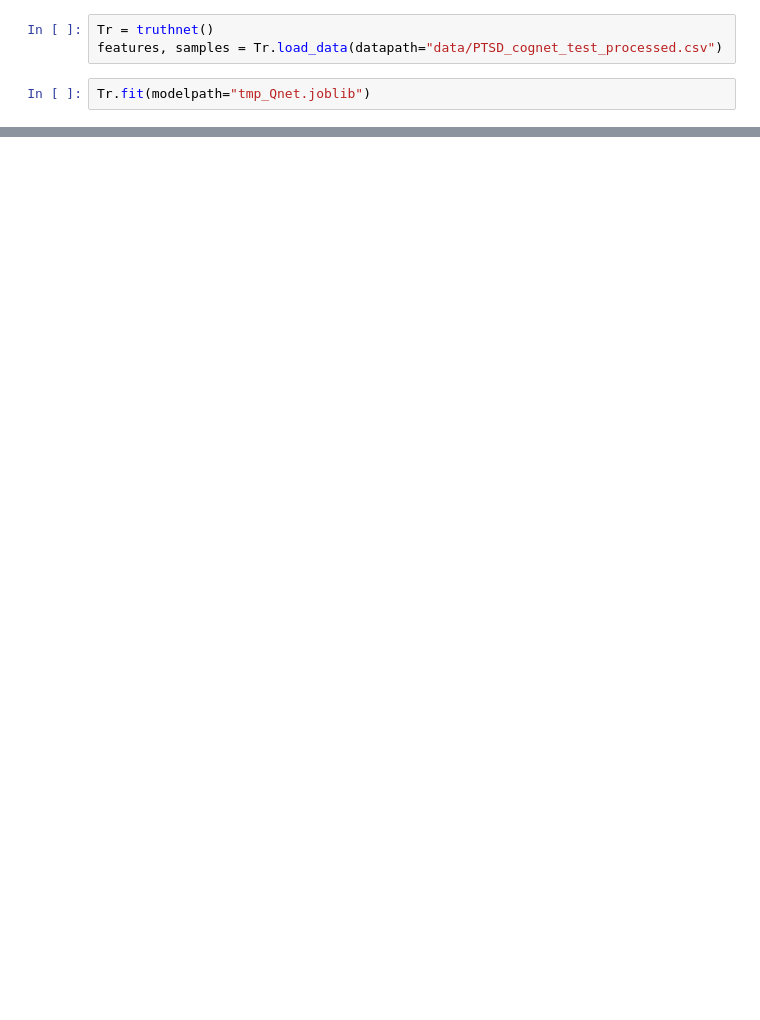
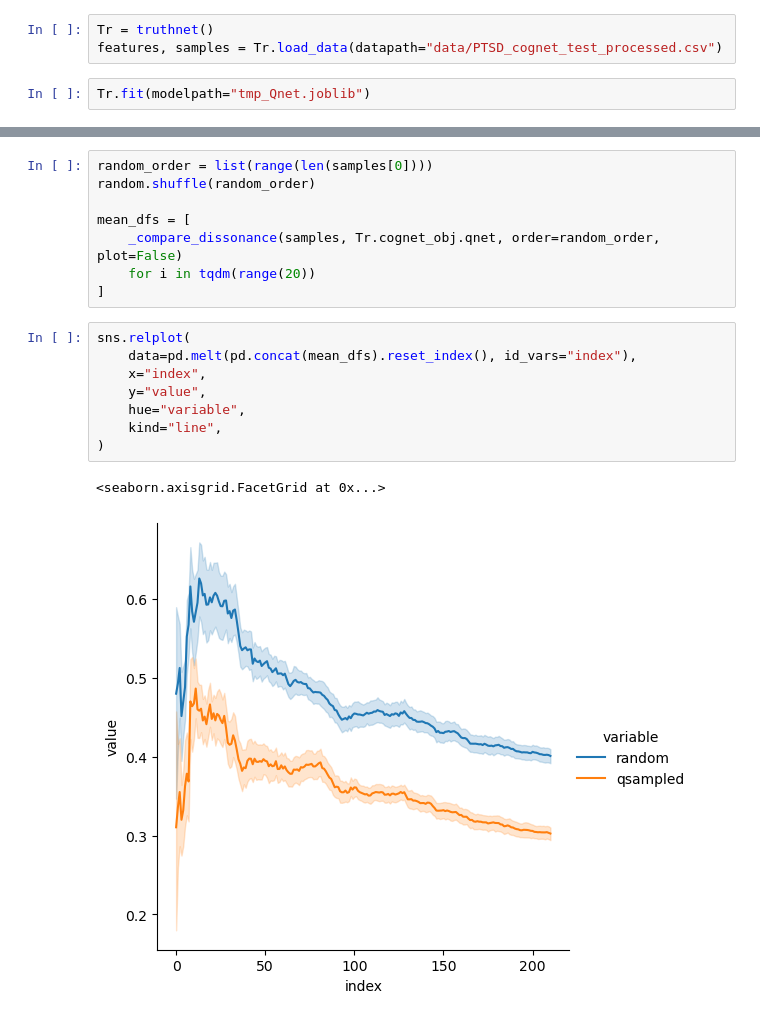
Before and after one commit to zeroknowledgediscovery/truthnet, a Jupyter notebook: notebooks/examples_testing.ipynb, the cells around one changed output, grey strips where cells are left out. Drawn from its saved outputs; the diff is of its cells as text; blank space fills up the shorter version.

```diff
--- a/notebooks/examples_testing.ipynb
+++ b/notebooks/examples_testing.ipynb
@@ -98,0 +186,19 @@ sns.relplot(
+# %%
+random_order = list(range(len(samples[0])))
+random.shuffle(random_order)
+
+mean_dfs = [
+    _compare_dissonance(samples, Tr.cognet_obj.qnet, order=random_order, plot=False)
+    for i in tqdm(range(20))
+]
+# %%
+sns.relplot(
+    data=pd.melt(pd.concat(mean_dfs).reset_index(), id_vars="index"),
+    x="index",
+    y="value",
+    hue="variable",
+    kind="line",
+)
+# %% [output]
+<seaborn.axisgrid.FacetGrid at 0x...>
+[figure, added]
```
Also changed, not shown: parts of 31 cells of this notebook, 3 other files.
